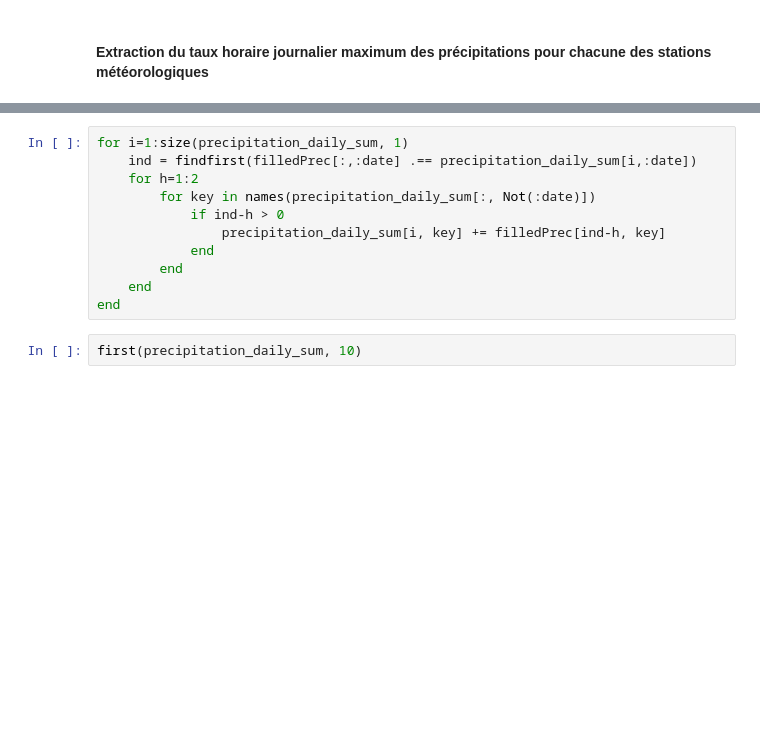
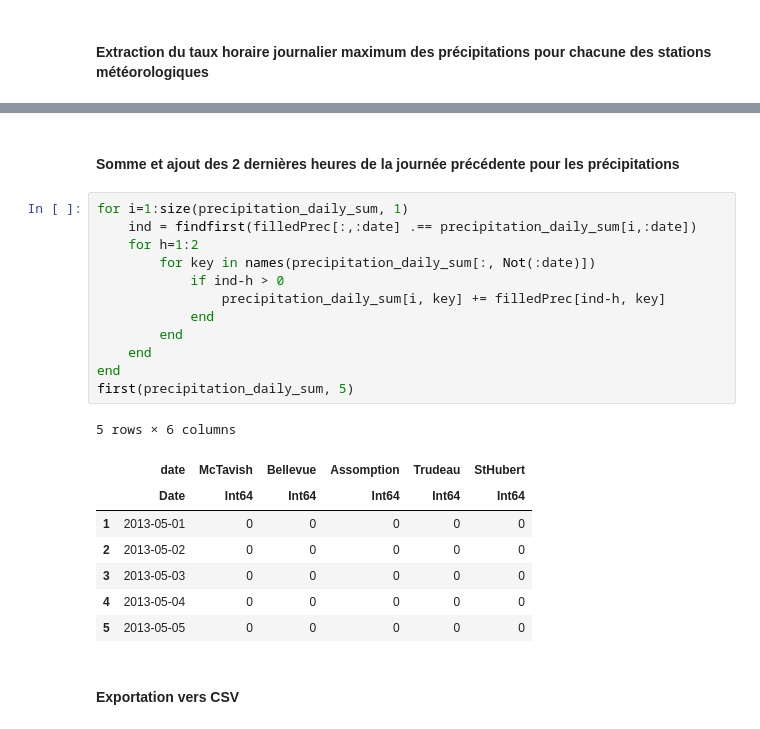
Before and after one commit to SamuelA-L/Prob-et-Stats-IA, a Jupyter notebook: DataSets.ipynb, the cells around one changed output, grey strips where cells are left out. Cells and saved outputs as stored; diff of their text form; blank space fills up the shorter version.

```diff
--- a/DataSets.ipynb
+++ b/DataSets.ipynb
@@ -365,15 +617,27 @@ first(filledPrec,5)
+# %% [markdown]
+#### Somme et ajout des 2 dernières heures de la journée précédente pour les précipitations
 # %%
 for i=1:size(precipitation_daily_sum, 1)
     ind = findfirst(filledPrec[:,:date] .== precipitation_daily_sum[i,:date])
     for h=1:2
         for key in names(precipitation_daily_sum[:, Not(:date)])
             if ind-h > 0
                 precipitation_daily_sum[i, key] += filledPrec[ind-h, key]
             end
         end
     end
 end
+first(precipitation_daily_sum, 5)
+# %% [output]
+5 rows × 6 columns
+|  | date | McTavish | Bellevue | Assomption | Trudeau | StHubert |
+|  | Date | Int64 | Int64 | Int64 | Int64 | Int64 |
+| 1 | 2013-05-01 | 0 | 0 | 0 | 0 | 0 |
+| 2 | 2013-05-02 | 0 | 0 | 0 | 0 | 0 |
+| 3 | 2013-05-03 | 0 | 0 | 0 | 0 | 0 |
+| 4 | 2013-05-04 | 0 | 0 | 0 | 0 | 0 |
+| 5 | 2013-05-05 | 0 | 0 | 0 | 0 | 0 |
-# %%
-first(precipitation_daily_sum, 10)
+# %% [markdown]
+#### Exportation vers CSV
 # %%
 CSV.write("./data/new_datasets/sum_day_last_2.csv",precipitation_daily_sum)
```
Also changed, not shown: parts of 65 cells of this notebook.
